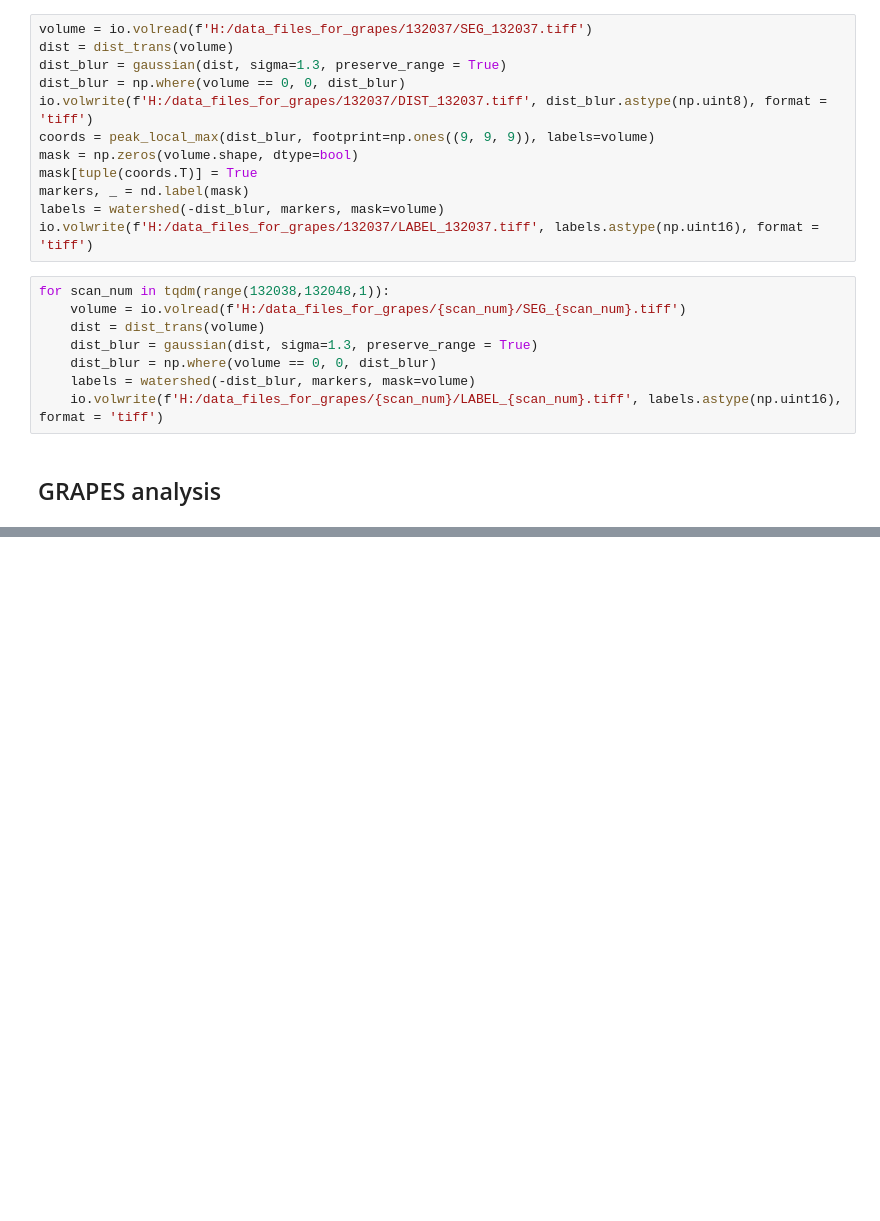
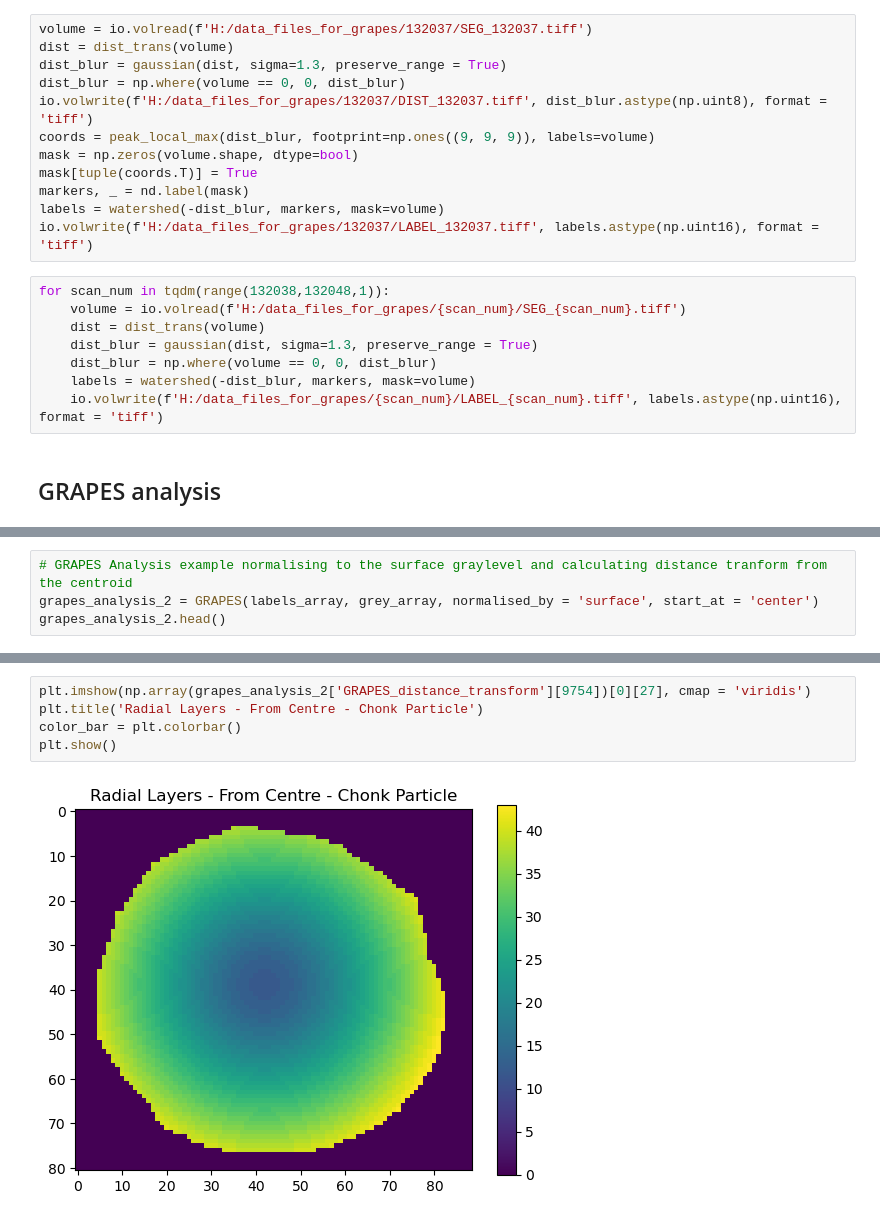
Before and after one commit to MaPhewJ/EIL_image_processing, a Jupyter notebook: GRAPES_example.ipynb, the cells around one changed output, grey strips where cells are left out. Saved outputs shown, nothing was run; the diff lists cells and outputs as text; blank space fills up the shorter version.

```diff
--- a/GRAPES_example.ipynb
+++ b/GRAPES_example.ipynb
@@ -212,0 +229,4 @@ plt.show()
+# %%
+# GRAPES Analysis example normalising to the surface graylevel and calculating distance tranform from the centroid
+grapes_analysis_2 = GRAPES(labels_array, grey_array, normalised_by = 'surface', start_at = 'center')
+grapes_analysis_2.head()
@@ -212,0 +240,7 @@ plt.show()
+# %%
+plt.imshow(np.array(grapes_analysis_2['GRAPES_distance_transform'][9754])[0][27], cmap = 'viridis')
+plt.title('Radial Layers - From Centre - Chonk Particle')
+color_bar = plt.colorbar()
+plt.show()
+# %% [output]
+[figure, added]
```
Also changed, not shown: parts of 10 cells of this notebook.
